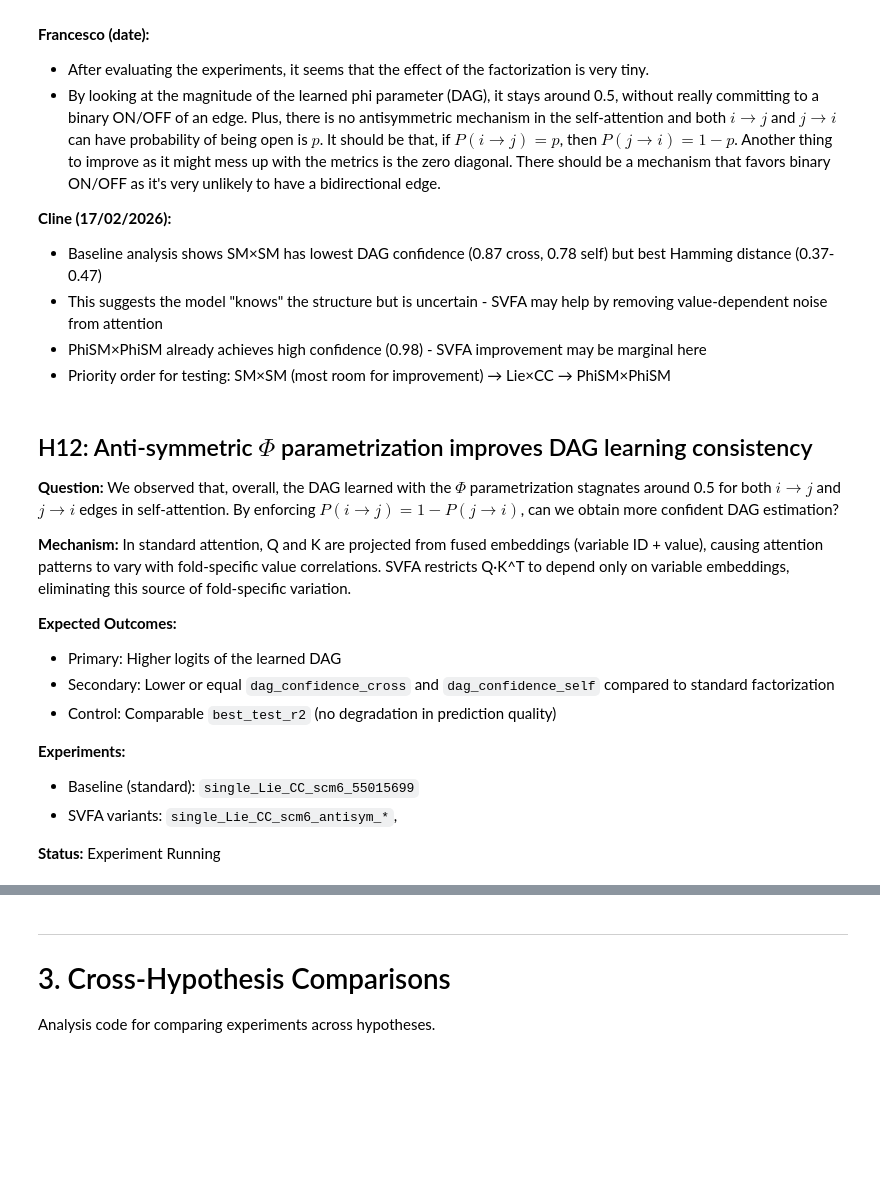
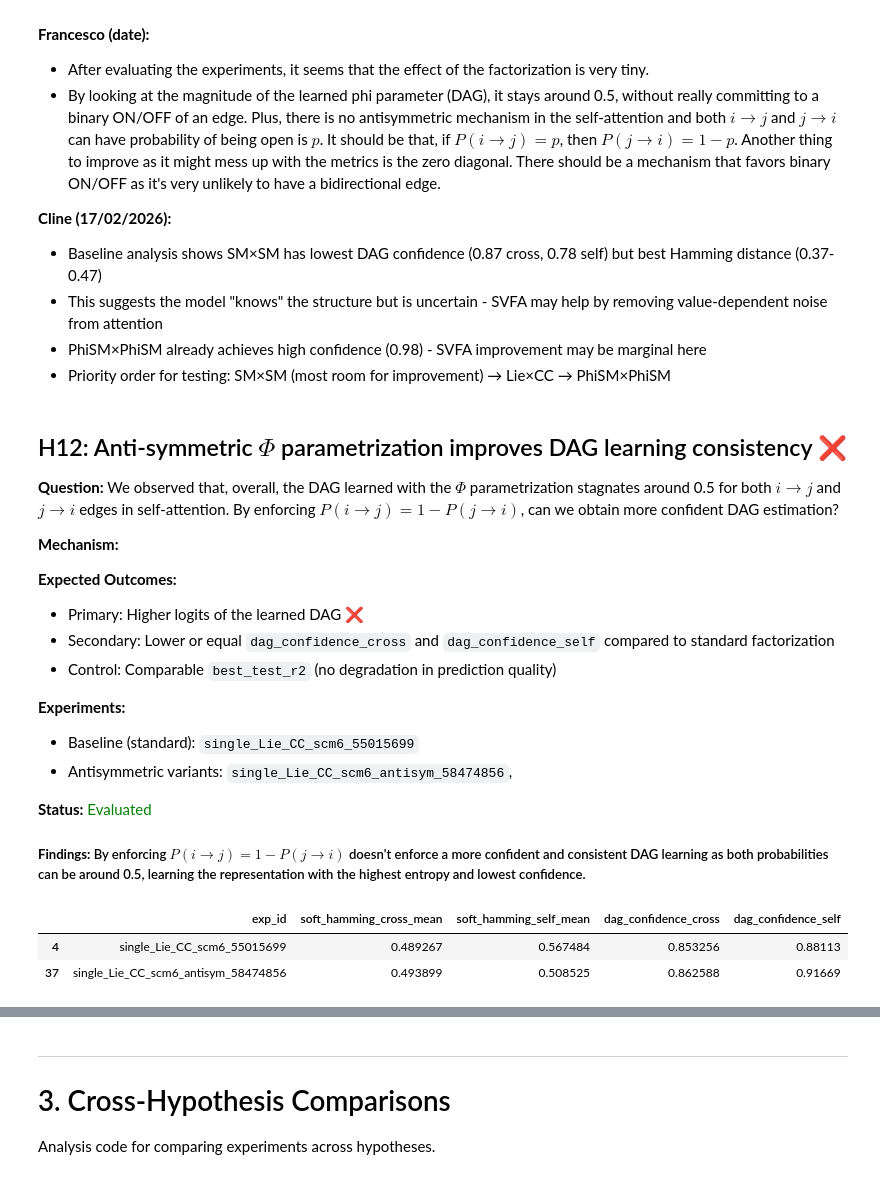
Before and after one commit to scipi1/causaliT, a Jupyter notebook: notebooks/experiments_analysis.ipynb, the cells around one changed output, grey strips where cells are left out. Saved outputs shown, nothing was run; the diff lists cells and outputs as text; code cells hidden in the pictures; blank space fills up the shorter version.

```diff
--- a/notebooks/experiments_analysis.ipynb
+++ b/notebooks/experiments_analysis.ipynb
@@ -306,19 +327,38 @@ if len(manifest) > 0:
 - PhiSM×PhiSM already achieves high confidence (0.98) - SVFA improvement may be marginal here
 - Priority order for testing: SM×SM (most room for improvement) → Lie×CC → PhiSM×PhiSM
 # %% [markdown]
-## H12: Anti-symmetric $\Phi$ parametrization improves DAG learning consistency
+## H12: Anti-symmetric $\Phi$ parametrization improves DAG learning consistency ❌
 
 **Question:** We observed that, overall, the DAG learned with the $\Phi$ parametrization stagnates around 0.5 for both $i\to j$ and $j\to i$ edges in self-attention. By enforcing $P(i\to j)=1-P(j\to i)$, can we obtain more confident DAG estimation?
 
-**Mechanism:** In standard attention, Q and K are projected from fused embeddings (variable ID + value), causing attention patterns to vary with fold-specific value correlations. SVFA restricts Q·K^T to depend only on variable embeddings, eliminating this source of fold-specific variation.
+**Mechanism:**
 
 **Expected Outcomes:**
-- Primary: Higher logits of the learned DAG
+- Primary: Higher logits of the learned DAG ❌
 - Secondary: Lower or equal `dag_confidence_cross` and `dag_confidence_self` compared to standard factorization
 - Control: Comparable `best_test_r2` (no degradation in prediction quality)
 
 **Experiments:**
 - Baseline (standard): `single_Lie_CC_scm6_55015699`
-- SVFA variants: `single_Lie_CC_scm6_antisym_*`,
+- Antisymmetric variants: `single_Lie_CC_scm6_antisym_58474856`,
 
-**Status:** Experiment Running
+**Status:** <span style="color: green;">Evaluated</span>
+
+##### **Findings:** By enforcing $P(i\to j)=1-P(j\to i)$ doesn't enforce a more confident and consistent DAG learning as both probabilities can be around 0.5, learning the representation with the highest entropy and lowest confidence.
+# %%
+H12_experiments = [
+    "single_Lie_CC_scm6_55015699",
+    "single_Lie_CC_scm6_antisym_58474856"
+]
+
+# Filter manifest for H1 experiments
+if len(manifest) > 0:
+    h14_data = manifest[manifest["exp_id"].isin(H12_experiments)]
+    if len(h14_data) > 0:
+        display(h14_data[["exp_id", "soft_hamming_cross_mean", "soft_hamming_self_mean", "dag_confidence_cross", "dag_confidence_self"]])
+    else:
+        print("No H12 experiments found in manifest yet.")
+# %% [output]
+|  | exp_id | soft_hamming_cross_mean | soft_hamming_self_mean | dag_confidence_cross | dag_confidence_self |
+| 4 | single_Lie_CC_scm6_55015699 | 0.489267 | 0.567484 | 0.853256 | 0.88113 |
+| 37 | single_Lie_CC_scm6_antisym_58474856 | 0.493899 | 0.508525 | 0.862588 | 0.91669 |
```
Also changed, not shown: parts of 10 cells of this notebook, 25 other files.
